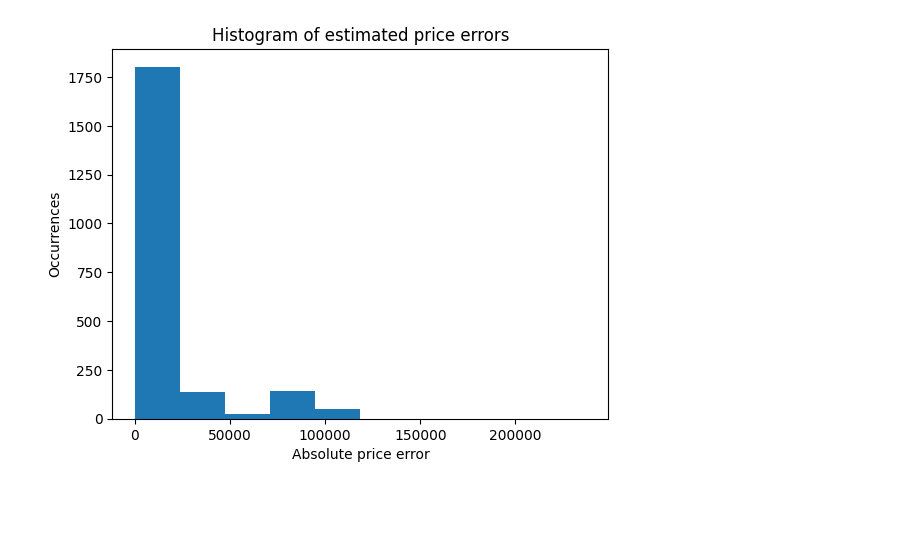
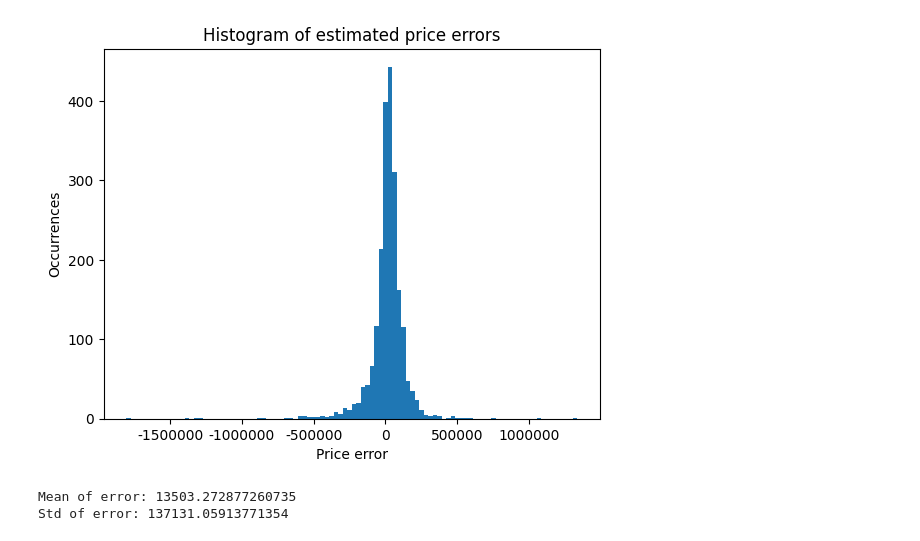
Before and after one commit to JarnoRalli/deep-learning-examples, a Jupyter notebook: PyTorch/house_price_prediction.ipynb, the cells around one changed output. Drawn from its saved outputs; the diff is of its cells as text; code cells hidden in the pictures; blank space fills up the shorter version.

```diff
--- a/PyTorch/house_price_prediction.ipynb
+++ b/PyTorch/house_price_prediction.ipynb
@@ -231,0 +394,18 @@ optimizer = torch.optim.Adam(model.parameters(), lr=0.001)
+# %%
+# Create the model, optimizer and the loss function
+nr_numerical_features = len(dataset.get_column_names())
+nr_zip_categories = dataset.get_nr_zip_categories()
+device = torch.device("cuda" if torch.cuda.is_available() else "cpu")
+
+print(f"Nr. numerical features: {nr_numerical_features}")
+print(f"Nr. zip categories: {nr_zip_categories}")
+print(f"Device: {device}")
+
+model = SimpleModel(nr_numerical_features=nr_numerical_features, nr_zip_categories=nr_zip_categories, embedding_dim=15, dropout_prob=0.1)
+model.to(device)
+
+optimizer = torch.optim.AdamW(model.parameters(), lr=0.001)
+loss_function = torch.nn.MSELoss()
+
+print(f"Size of the training data set: {len(train_set)}")
+print(f"Size of the validation data set: {len(validation_set)}")
@@ -308,26 +498,35 @@ Epoch: 990/1000, training loss: 0.8791596258387846, validation loss: 1.022180448
 # %%
 # Show histogram of absolute error between the ground truth and the estimated prices
 model.eval()
 with torch.no_grad():
+    def custom_formatter(x, pos):
+        return "{:.0f}".format(x)
 
     # Store the absolute errors, for each batch, to a list
-    absolute_errors = []
-    for features, prices in test_loader:
-        features = features.to(device)
-        estimated_prices = model(features)
+    errors = []
+    for numeric_features, zip_codes, prices in test_loader:
+        numeric_features = numeric_features.to(device)
+        zip_codes = zip_codes.to(device)
+        estimated_prices = model(numeric_features, zip_codes)
 
         estimated_prices = dataset.inverse_transform_prices(estimated_prices.to("cpu"))
         prices = dataset.inverse_transform_prices(prices)
-        absolute_errors.append(np.absolute(prices-estimated_prices))
+        errors.append(estimated_prices-prices)
 
     # Concatenate the list into an array
-    absolute_errors = np.concatenate(absolute_errors)
-    counts, bins = np.histogram(absolute_errors, bins=10)
+    errors = np.concatenate(errors)
 
+    # Set the custom formatter for the x-axis
+    plt.gca().xaxis.set_major_formatter(ticker.FuncFormatter(custom_formatter))
     plt.title("Histogram of estimated price errors")
-    plt.hist(bins[:-1], bins, weights=counts)
-    plt.xlabel("Absolute price error")
+    plt.hist(errors, bins=100)
+    plt.xlabel("Price error")
     plt.ylabel("Occurrences")
     plt.show()
+
+print(f"Mean of error: {np.mean(errors)}")
+print(f"Std of error: {np.std(errors)}")
 # %% [output]
-[figure, old version]
+[figure, new version]
+Mean of error: 13503.272877260735
+Std of error: 137131.05913771354
```
Also changed, not shown: parts of 10 cells of this notebook, 22 other files.
